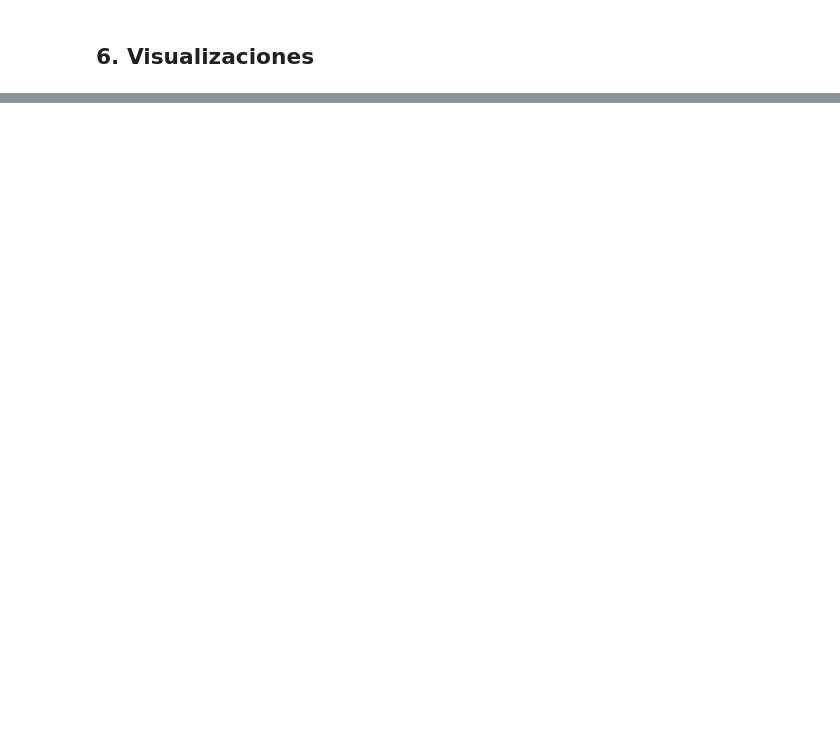
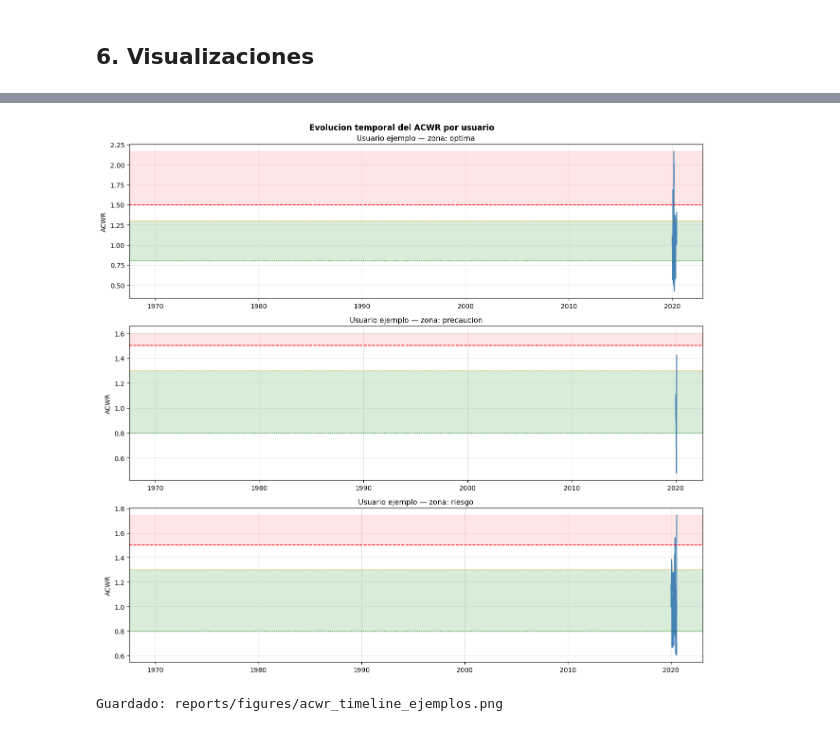
Before and after one commit to IsmailJniah/Runai, a Jupyter notebook: notebooks/07_acwr_analysis.ipynb, the cells around one changed output, grey strips where cells are left out. Saved outputs shown, nothing was run; the diff lists cells and outputs as text; code cells hidden in the pictures; blank space fills up the shorter version.

```diff
--- a/notebooks/07_acwr_analysis.ipynb
+++ b/notebooks/07_acwr_analysis.ipynb
@@ -53,3 +53,9 @@ print(f'Zona insuficiente : ACWR < {ZONE_LOW}')
 print(f'Zona optima       : {ZONE_LOW} <= ACWR <= {ZONE_HIGH_OPT}')
 print(f'Zona precaucion   : {ZONE_HIGH_OPT} < ACWR <= {ZONE_HIGH_RISK}')
 print(f'Zona riesgo       : ACWR > {ZONE_HIGH_RISK}')
+
+
+# Umbrales de zonas (alias para celdas legacy)
+SWEET_LOW = ZONE_LOW
+SWEET_HIGH = ZONE_HIGH_OPT
+RISK_HIGH = ZONE_HIGH_RISK
@@ -212,34 +275,37 @@ print('Guardado: reports/figures/acwr_zonas.png')
 # %%
 # Evolucion temporal del ACWR para 3 usuarios de ejemplo (uno por zona)
 sample_users = {}
-for zona in ['Sweet spot', 'Precaucion', 'Riesgo elevado']:
-    subset = last_acwr[last_acwr['zona'] == zona]
+for zona in ['optima', 'precaucion', 'riesgo']:
+    subset = last_acwr[last_acwr['zone'] == zona]
     if len(subset) > 0:
         sample_users[zona] = subset.iloc[0]['userId']
 
 fig, axes = plt.subplots(len(sample_users), 1, figsize=(13, 4*len(sample_users)))
 if len(sample_users) == 1:
     axes = [axes]
 
-zone_color_map = {'Sweet spot': '#2ecc71', 'Precaucion': '#f39c12', 'Riesgo elevado': '#e74c3c'}
+zone_color_map = {'optima': '#2ecc71', 'precaucion': '#f39c12', 'riesgo': '#e74c3c'}
 
 for ax, (zona, uid) in zip(axes, sample_users.items()):
     user_ts = acwr_df[acwr_df['userId'] == uid].sort_values('date')
     ax.plot(user_ts['date'], user_ts['acwr'], color='steelblue', linewidth=1.5)
     ax.axhspan(SWEET_LOW, SWEET_HIGH, alpha=0.15, color='green')
     ax.axhspan(RISK_HIGH, max(user_ts['acwr'].max(), RISK_HIGH + 0.1), alpha=0.1, color='red')
     ax.axhline(SWEET_LOW, color='green', linestyle=':', linewidth=1)
     ax.axhline(SWEET_HIGH, color='orange', linestyle=':', linewidth=1)
     ax.axhline(RISK_HIGH, color='red', linestyle='--', linewidth=1.2)
     ax.set_title(f'Usuario ejemplo — zona: {zona}', fontsize=11)
     ax.set_ylabel('ACWR')
     ax.grid(alpha=0.3)
 
 plt.suptitle('Evolucion temporal del ACWR por usuario', fontsize=12, fontweight='bold')
 plt.tight_layout()
 plt.savefig(FIG_DIR / 'acwr_timeline_ejemplos.png', dpi=150, bbox_inches='tight')
 plt.show()
 print('Guardado: reports/figures/acwr_timeline_ejemplos.png')
+# %% [output]
+[figure, added]
+Guardado: reports/figures/acwr_timeline_ejemplos.png
 # %%
 print('=== RESUMEN FASE 6.2 ===')
 print(f'Cohorte apta (span >= 28d)     : {len(last_acwr):,} usuarios')
```
Also changed, not shown: parts of 9 cells of this notebook, 2 other files.
